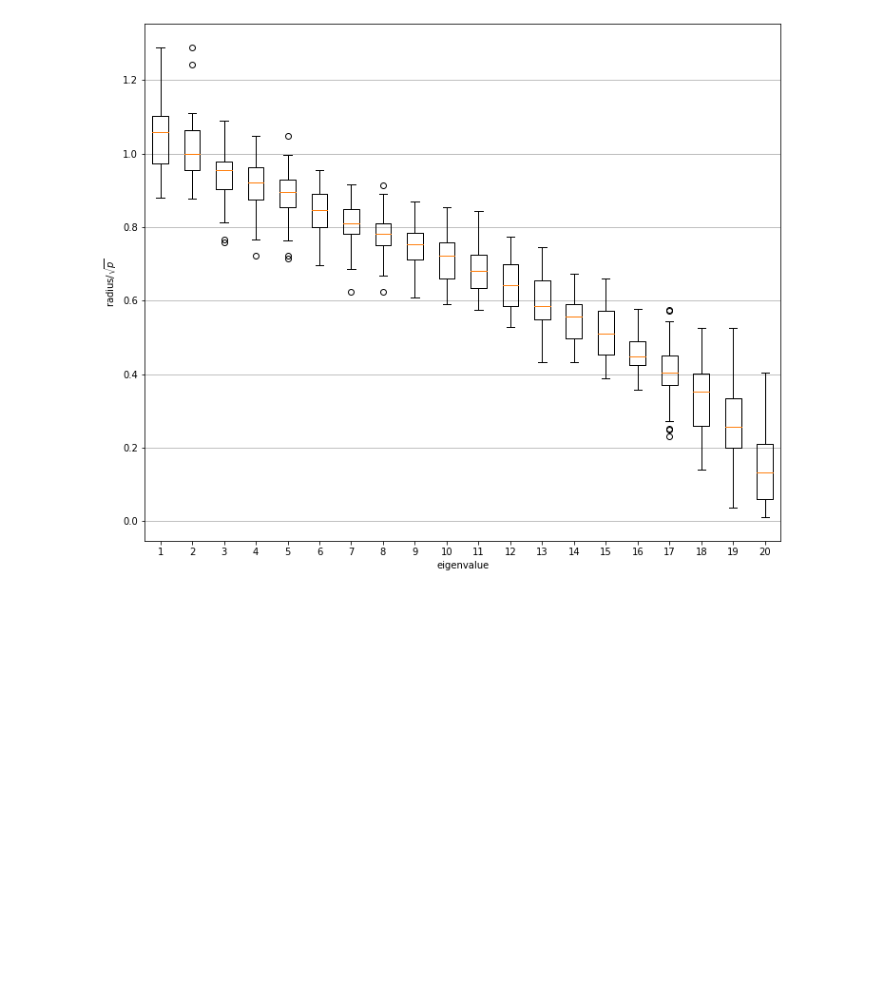
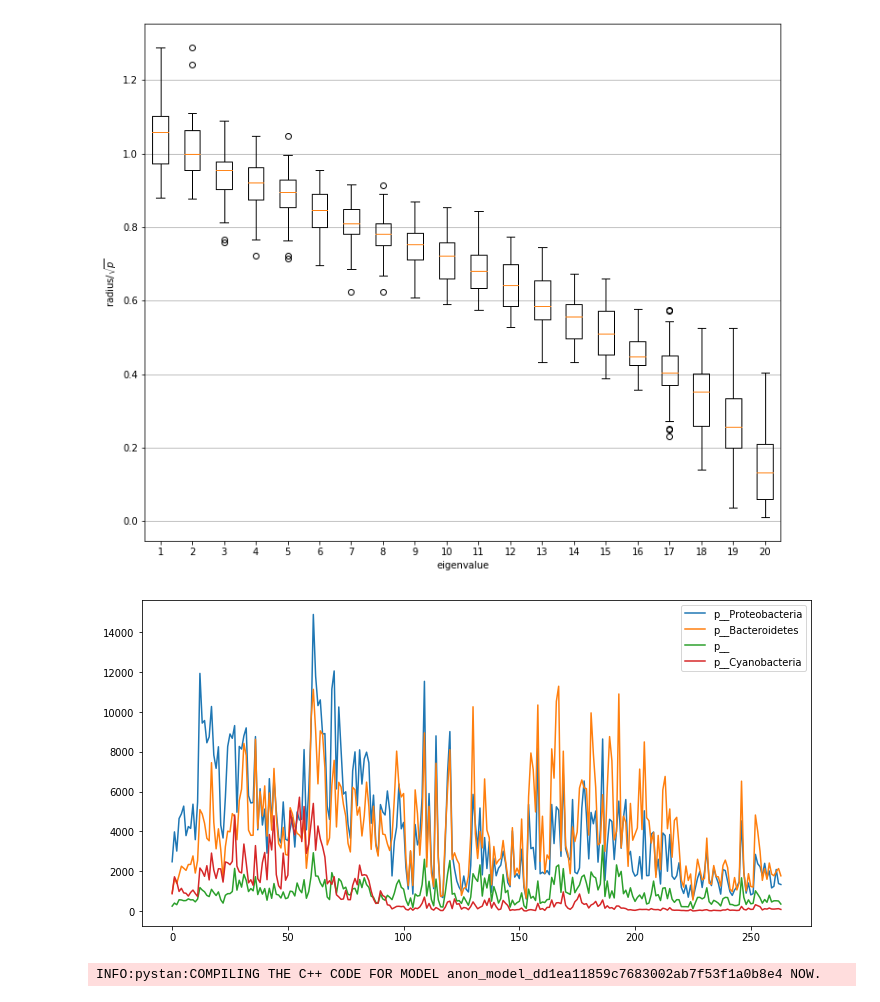
Before and after one commit to gregbritten/ecological_stability, a Jupyter notebook: py_code/null_eigenvalue_distributions.ipynb, the cells around one changed output. Saved outputs shown, nothing was run; the diff lists cells and outputs as text; code cells hidden in the pictures; blank space fills up the shorter version.

Commit message:
added plots to notebook

```diff
--- a/py_code/null_eigenvalue_distributions.ipynb
+++ b/py_code/null_eigenvalue_distributions.ipynb
@@ -73,3 +73,57 @@ ax.set(xlabel='eigenvalue', ylabel='radius/$\sqrt{p}$')
 None
 # %% [output]
 [figure]
+# %%
+import pystan
+import pandas
+
+p = 4
+
+DAT = pandas.read_csv('../../bayesian_cbiomes/case_studies/MV_AR1/data/bacterial_OTU.csv')
+
+# Aggregate the data by phyla, which is indicated in the third column ("phylum") of the dataset:
+phyla = np.unique(DAT['phylum']) # extract unique phyla IDs
+
+# sum all OTUs of that phylum
+# use sums as rows for new DataFrame
+PHY = pandas.DataFrame([DAT.loc[DAT['phylum']==phylum].iloc[:,8:].sum() for phylum in phyla])
+# associate each row with phylum
+PHY = PHY.set_index(phyla)
+PHY.sum(axis=1)
+
+index_maxp = np.argsort(PHY.sum(axis=1).values)[-p:][::-1]
+
+PHY = PHY.iloc[index_maxp]
+
+fig,ax = plt.subplots(figsize=(12,6))
+ax.plot(PHY.values.T)
+ax.legend(PHY.index)
+None
+# %% [output]
+[figure, added]
+# %%
+mod_code = '''data {
+    int T;         //length of time series
+    int p;         //number of variables
+    matrix[p,T] Y; //matrix of observations; variables are rows; time is columns
+    real phi_mu;   //PHI prior distribution parameter
+    real phi_sigma; //PHI prior distribution parameter
+}
+parameters{
+    matrix[p,p] PHI;     //dynamics matrix
+    vector<lower=1E-15>[p] sigma;     //variances of stochastic forcing
+    vector[p] init;      //mean of initial conditions as parameter vector
+}
+model{
+    for (icol in 1:p){
+        PHI[,icol] ~ normal(phi_mu,phi_sigma);
+    }
+    Y[,1] ~ normal(init, sigma);            //distribution of the initial conditions
+    for(i in 2:T){
+        Y[,i] ~ normal(PHI*Y[,i-1],sigma);  //conditional predictive distribution
+    }
+}
+'''
+mod = pystan.StanModel(model_code=mod_code)
+# %% [output]
+INFO:pystan:COMPILING THE C++ CODE FOR MODEL anon_model_dd1ea11859c7683002ab7f53f1a0b8e4 NOW.
```
Also changed, not shown: parts of 3 cells of this notebook.
